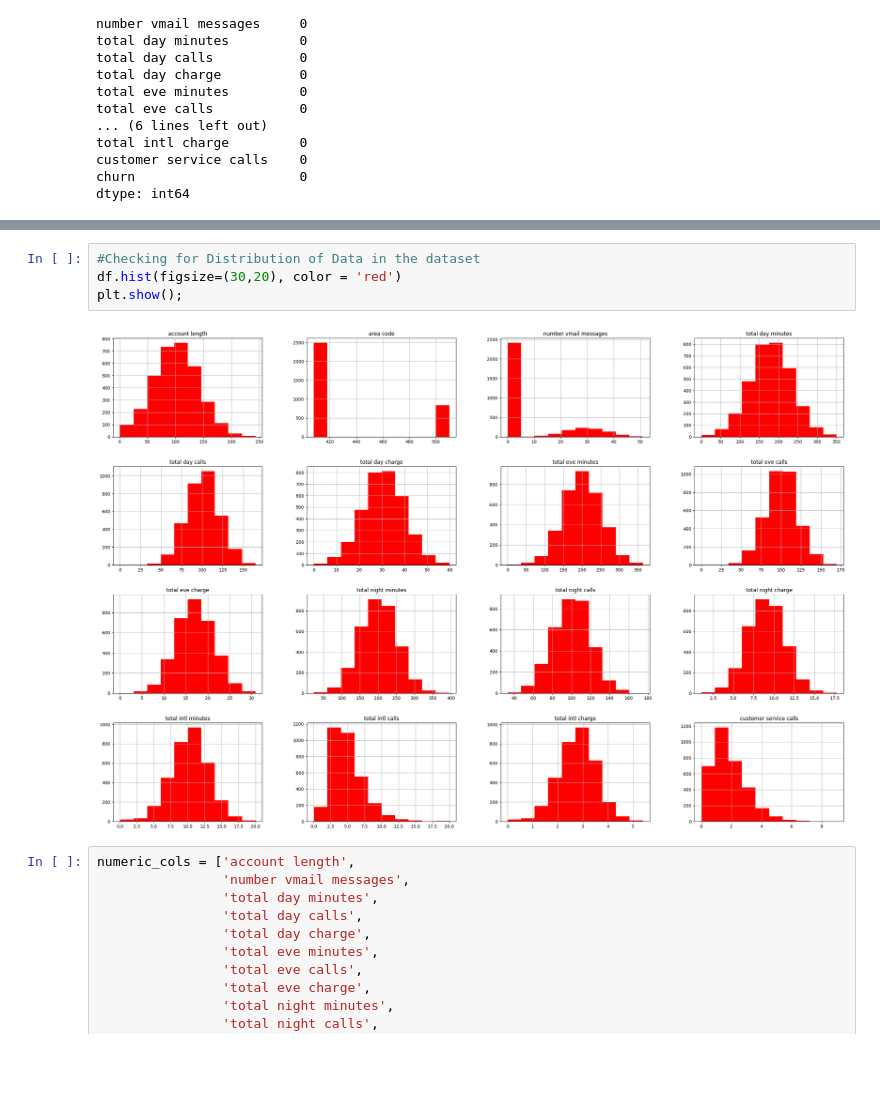
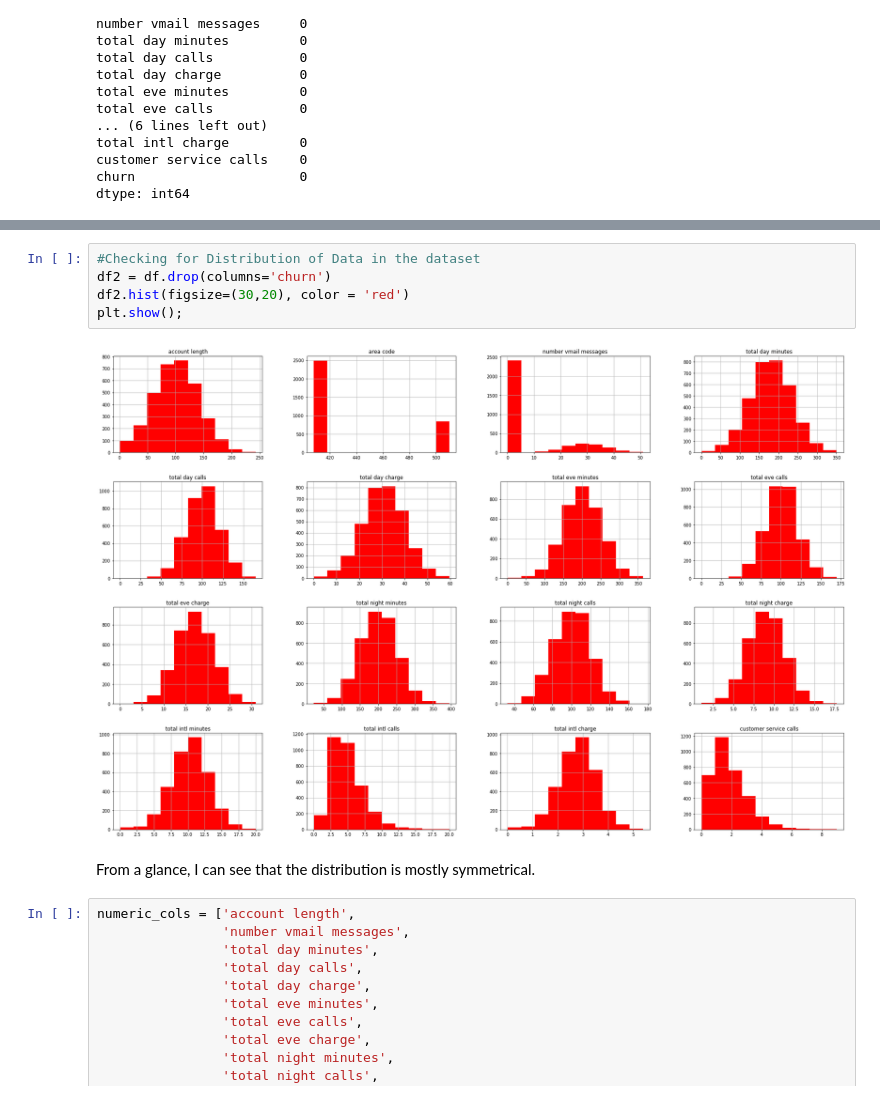
Before and after one commit to IvyNjoroge/PHASE-3-PROJECT, a Jupyter notebook: Syriatel.ipynb, the cells around one changed output, grey strips where cells are left out. Cells and saved outputs as stored; diff of their text form; blank space fills up the shorter version.

```diff
--- a/Syriatel.ipynb
+++ b/Syriatel.ipynb
@@ -74,9 +153,12 @@ dtype: int64
 # %%
 #Checking for Distribution of Data in the dataset
-df.hist(figsize=(30,20), color = 'red')
+df2 = df.drop(columns='churn')
+df2.hist(figsize=(30,20), color = 'red')
 plt.show();
 # %% [output]
-[figure, old version]
+[figure, new version]
+# %% [markdown]
+From a glance, I can see that the distribution is mostly symmetrical.
 # %%
 numeric_cols = ['account length',
                 'number vmail messages',
```
Also changed, not shown: parts of 73 cells of this notebook.
